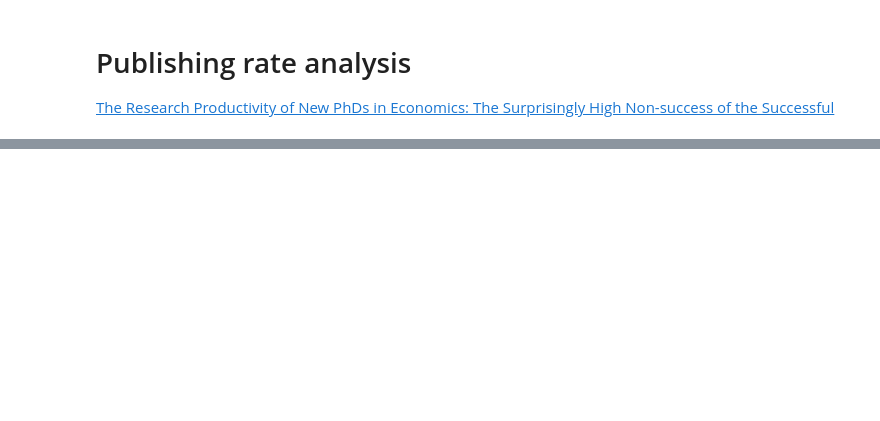
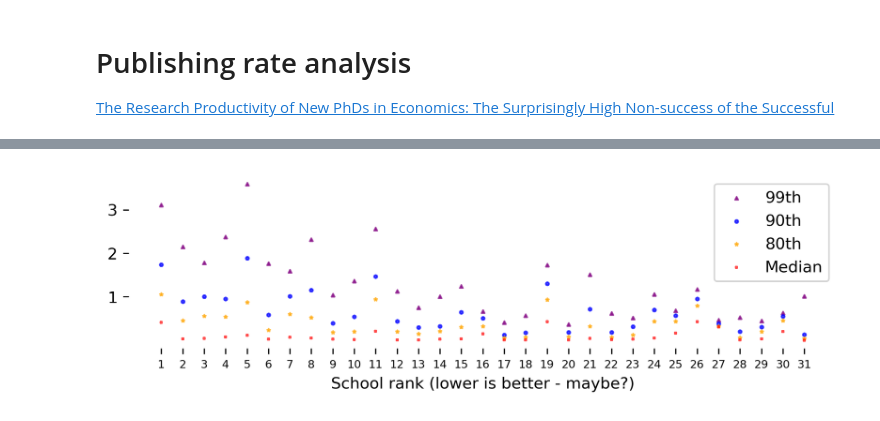
Before and after one commit to mviz/publish_rate_analysis, a Jupyter notebook: publishing_rate_analysis.ipynb, the cells around one changed output, grey strips where cells are left out. Saved outputs shown, nothing was run; the diff lists cells and outputs as text; code cells hidden in the pictures; blank space fills up the shorter version.

```diff
--- a/publishing_rate_analysis.ipynb
+++ b/publishing_rate_analysis.ipynb
@@ -34 +46,5 @@ TypeError: distplot() got an unexpected keyword argument 'legend'
 [figure]
+# %%
+# raw_data[["AERPub", "Rank"]].groupby(["Rank"]).mean().AERPub
+# raw_data.groupby("Rank")["AERPub"].quantile(0.5)
+grouped_ry = raw_data.groupby(["Rank", "Year"], as_index=False)["AERPub"]
@@ -34,0 +111,24 @@ TypeError: distplot() got an unexpected keyword argument 'legend'
+# %%
+fig, ax = plt.subplots(figsize=(8,2))
+fig.set_dpi(300)
+
+xtick_names = [str(integer) for integer in range(1,32)]
+xtick_names.append('31+')
+
+ax.scatter(mean_aer_quantiles["Rank"], mean_aer_quantiles["99th"], marker='^', color="purple", alpha=0.7, label="99th", s=4);
+ax.scatter(mean_aer_quantiles["Rank"], mean_aer_quantiles["90th"], marker='o', color="blue", alpha=0.7, label="90th", s=4);
+ax.scatter(mean_aer_quantiles["Rank"], mean_aer_quantiles["80th"], marker='*', color="orange", alpha=0.7, label="80th", s=4);
+ax.scatter(mean_aer_quantiles["Rank"], mean_aer_quantiles["50th"], marker='+', color="red", alpha=0.7, label="Median", s=4);
+ax.set_xticks(range(1,32))
+ax.set_xticklabels(xtick_names, fontsize=7)
+ax.set_xlabel("School rank (lower is better - maybe?)", fontsize=10)
+ax.set_yticks([1,2,3])
+
+ax.spines["left"].set_visible(False)
+ax.spines["top"].set_visible(False)
+ax.spines["right"].set_visible(False)
+ax.spines["bottom"].set_visible(False)
+
+ax.legend();
+# %% [output]
+[figure, added]
```
Also changed, not shown: parts of 7 cells of this notebook.
